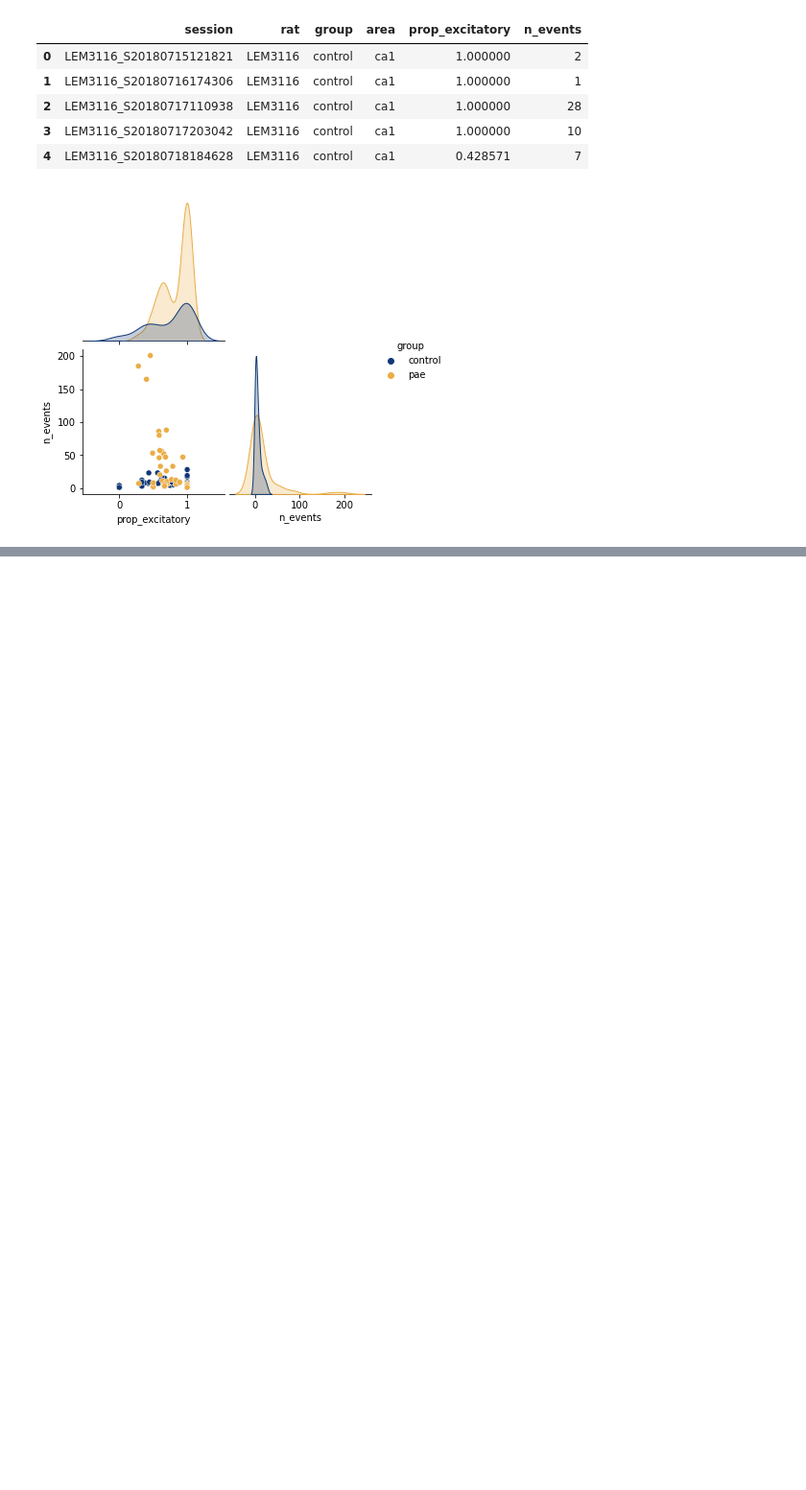
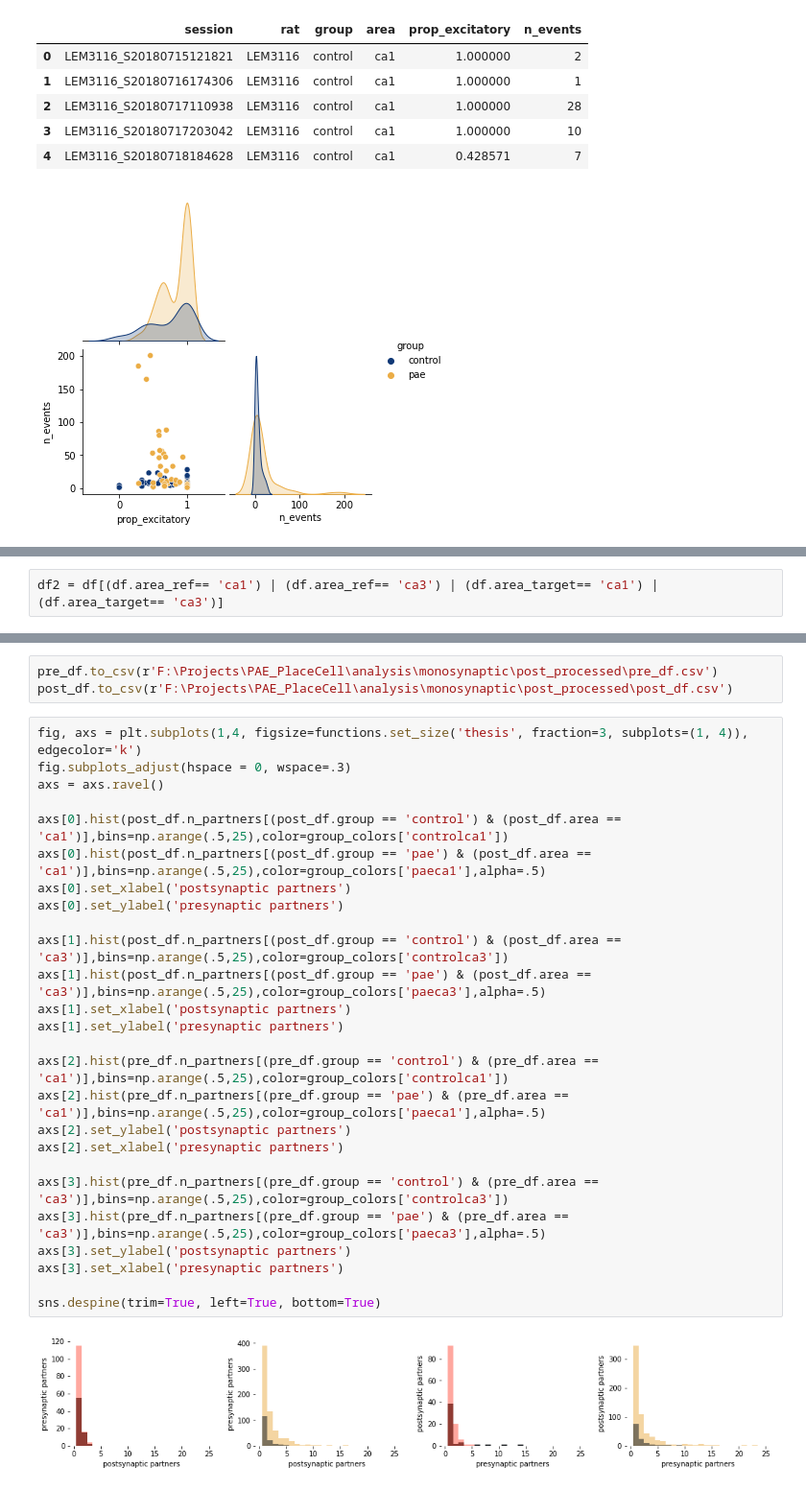
Before and after one commit to ryanharvey1/cell_assembly_replay, a Jupyter notebook: notebooks/monosynaptic.ipynb, the cells around one changed output, grey strips where cells are left out. Shown at 96% size. Drawn from its saved outputs; the diff is of its cells as text; blank space fills up the shorter version.

Commit message:
added pre and post synaptic connection counts and nice connection fig

```diff
--- a/notebooks/monosynaptic.ipynb
+++ b/notebooks/monosynaptic.ipynb
@@ -383,0 +386,2 @@ prop_df.to_csv(r'F:\Projects\PAE_PlaceCell\analysis\monosynaptic\post_processed\
+# %%
+df2 = df[(df.area_ref== 'ca1') | (df.area_ref== 'ca3') | (df.area_target== 'ca1') | (df.area_target== 'ca3')]
@@ -383,0 +462,31 @@ prop_df.to_csv(r'F:\Projects\PAE_PlaceCell\analysis\monosynaptic\post_processed\
+# %%
+pre_df.to_csv(r'F:\Projects\PAE_PlaceCell\analysis\monosynaptic\post_processed\pre_df.csv')
+post_df.to_csv(r'F:\Projects\PAE_PlaceCell\analysis\monosynaptic\post_processed\post_df.csv')
+# %%
+fig, axs = plt.subplots(1,4, figsize=functions.set_size('thesis', fraction=3, subplots=(1, 4)), edgecolor='k')
+fig.subplots_adjust(hspace = 0, wspace=.3)
+axs = axs.ravel()
+
+axs[0].hist(post_df.n_partners[(post_df.group == 'control') & (post_df.area == 'ca1')],bins=np.arange(.5,25),color=group_colors['controlca1'])
+axs[0].hist(post_df.n_partners[(post_df.group == 'pae') & (post_df.area == 'ca1')],bins=np.arange(.5,25),color=group_colors['paeca1'],alpha=.5)
+axs[0].set_xlabel('postsynaptic partners')
+axs[0].set_ylabel('presynaptic partners')
+
+axs[1].hist(post_df.n_partners[(post_df.group == 'control') & (post_df.area == 'ca3')],bins=np.arange(.5,25),color=group_colors['controlca3'])
+axs[1].hist(post_df.n_partners[(post_df.group == 'pae') & (post_df.area == 'ca3')],bins=np.arange(.5,25),color=group_colors['paeca3'],alpha=.5)
+axs[1].set_xlabel('postsynaptic partners')
+axs[1].set_ylabel('presynaptic partners')
+
+axs[2].hist(pre_df.n_partners[(pre_df.group == 'control') & (pre_df.area == 'ca1')],bins=np.arange(.5,25),color=group_colors['controlca1'])
+axs[2].hist(pre_df.n_partners[(pre_df.group == 'pae') & (pre_df.area == 'ca1')],bins=np.arange(.5,25),color=group_colors['paeca1'],alpha=.5)
+axs[2].set_ylabel('postsynaptic partners')
+axs[2].set_xlabel('presynaptic partners')
+
+axs[3].hist(pre_df.n_partners[(pre_df.group == 'control') & (pre_df.area == 'ca3')],bins=np.arange(.5,25),color=group_colors['controlca3'])
+axs[3].hist(pre_df.n_partners[(pre_df.group == 'pae') & (pre_df.area == 'ca3')],bins=np.arange(.5,25),color=group_colors['paeca3'],alpha=.5)
+axs[3].set_ylabel('postsynaptic partners')
+axs[3].set_xlabel('presynaptic partners')
+
+sns.despine(trim=True, left=True, bottom=True)
+# %% [output]
+[figure, added]
```
Also changed, not shown: parts of 12 cells of this notebook.
